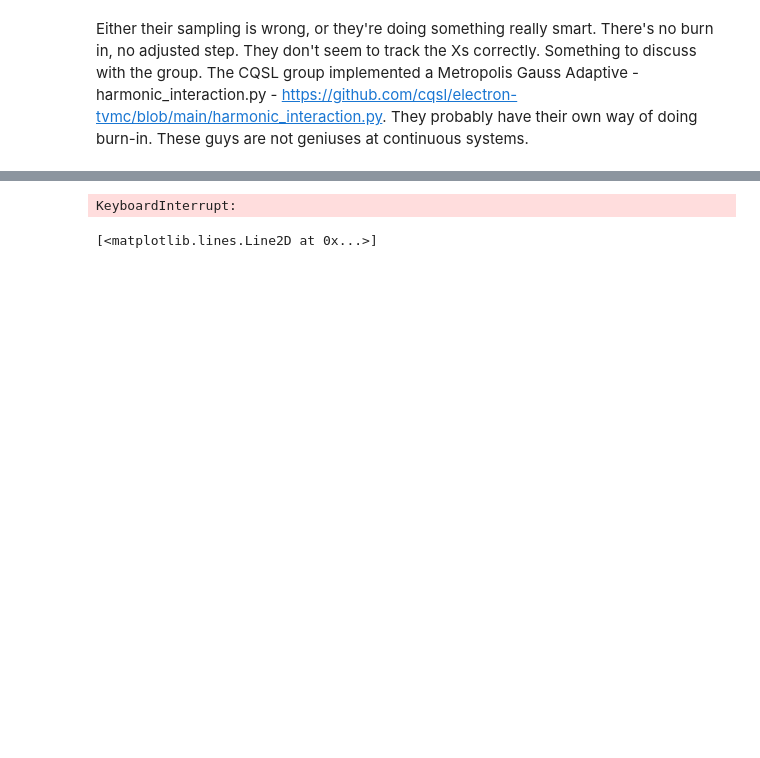
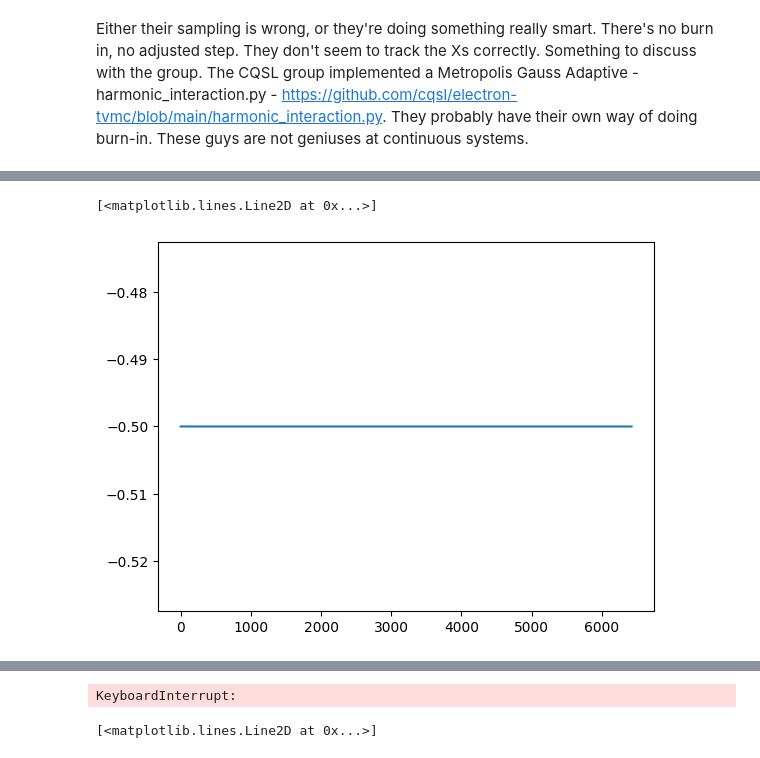
Before and after one commit to Parvfect/QVMC, a Jupyter notebook: netket/atomic_systems.ipynb, the cells around one changed output, grey strips where cells are left out. Saved outputs shown, nothing was run; the diff lists cells and outputs as text; code cells hidden in the pictures; blank space fills up the shorter version.

```diff
--- a/netket/atomic_systems.ipynb
+++ b/netket/atomic_systems.ipynb
@@ -150,0 +142,3 @@ plt.plot(Es)
+# %%
+def get_z_dipole(vstate):
+    return jnp.mean(jnp.mean(vstate.samples, axis=0), axis=0)[2]
@@ -150,0 +190,5 @@ plt.plot(Es)
+# %%
+plt.plot(energy_history)
+# %% [output]
+[<matplotlib.lines.Line2D at 0x...>]
+[figure, added]
```
Also changed, not shown: parts of 22 cells of this notebook.
